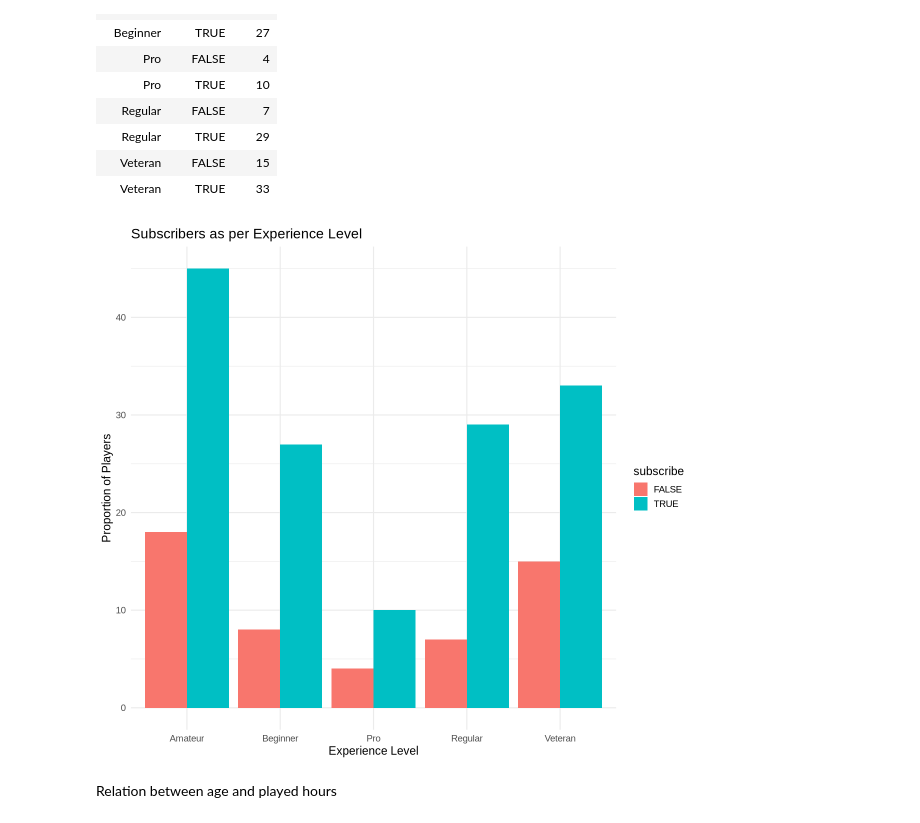
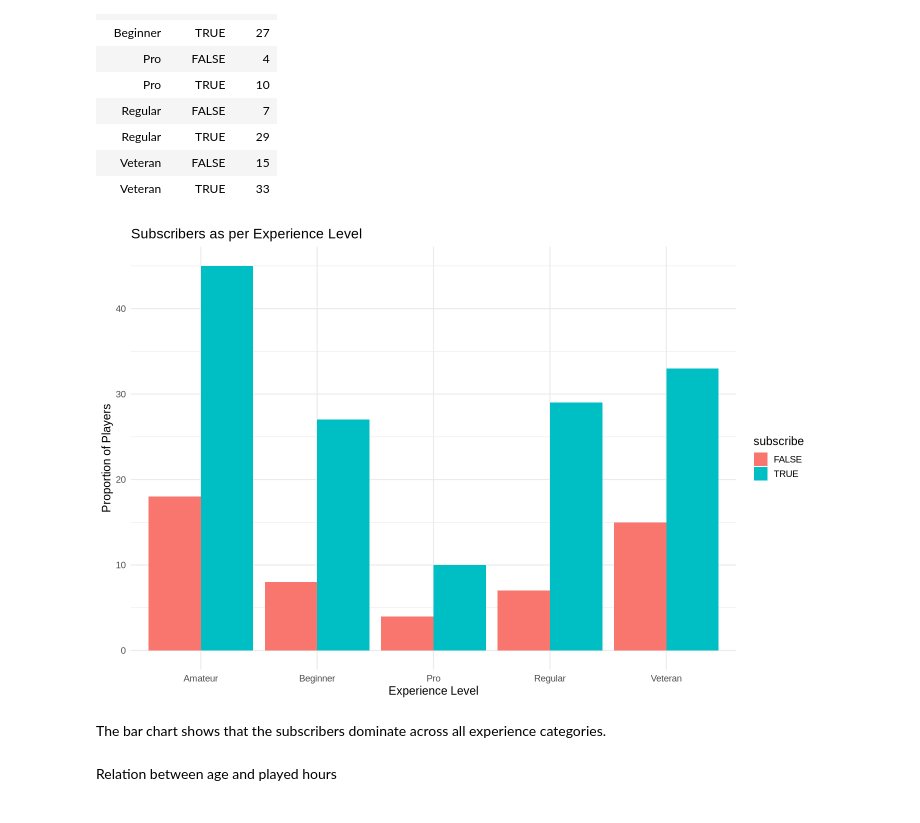
Before and after one commit to Dsharma2002/Project-DSCI100, a Jupyter notebook: test.ipynb, the cells around one changed output. Cells and saved outputs as stored; diff of their text form; code cells hidden in the pictures.

```diff
--- a/test.ipynb
+++ b/test.ipynb
@@ -213,17 +223,20 @@ A grouped_df: 10 × 3
 | Veteran | FALSE | 15 |
 | Veteran | TRUE | 33 |
 # %%
+options(repr.plot.width = 12, repr.plot.height = 8)
 subscription_plot <- players_clean |>
     ggplot(aes(x=experience, fill=subscribe)) +
     geom_bar(position="dodge") +
     labs(
         x="Experience Level",
         y="Proportion of Players",
         title="Subscribers as per Experience Level"
     )
 subscription_plot
 # %% [output]
-[figure, old version]
+[figure, new version]
+# %% [markdown]
+The bar chart shows that the subscribers dominate across all experience categories.
 # %% [markdown]
 Relation between age and played hours
 # %%
```
Also changed, not shown: parts of 11 cells of this notebook.
